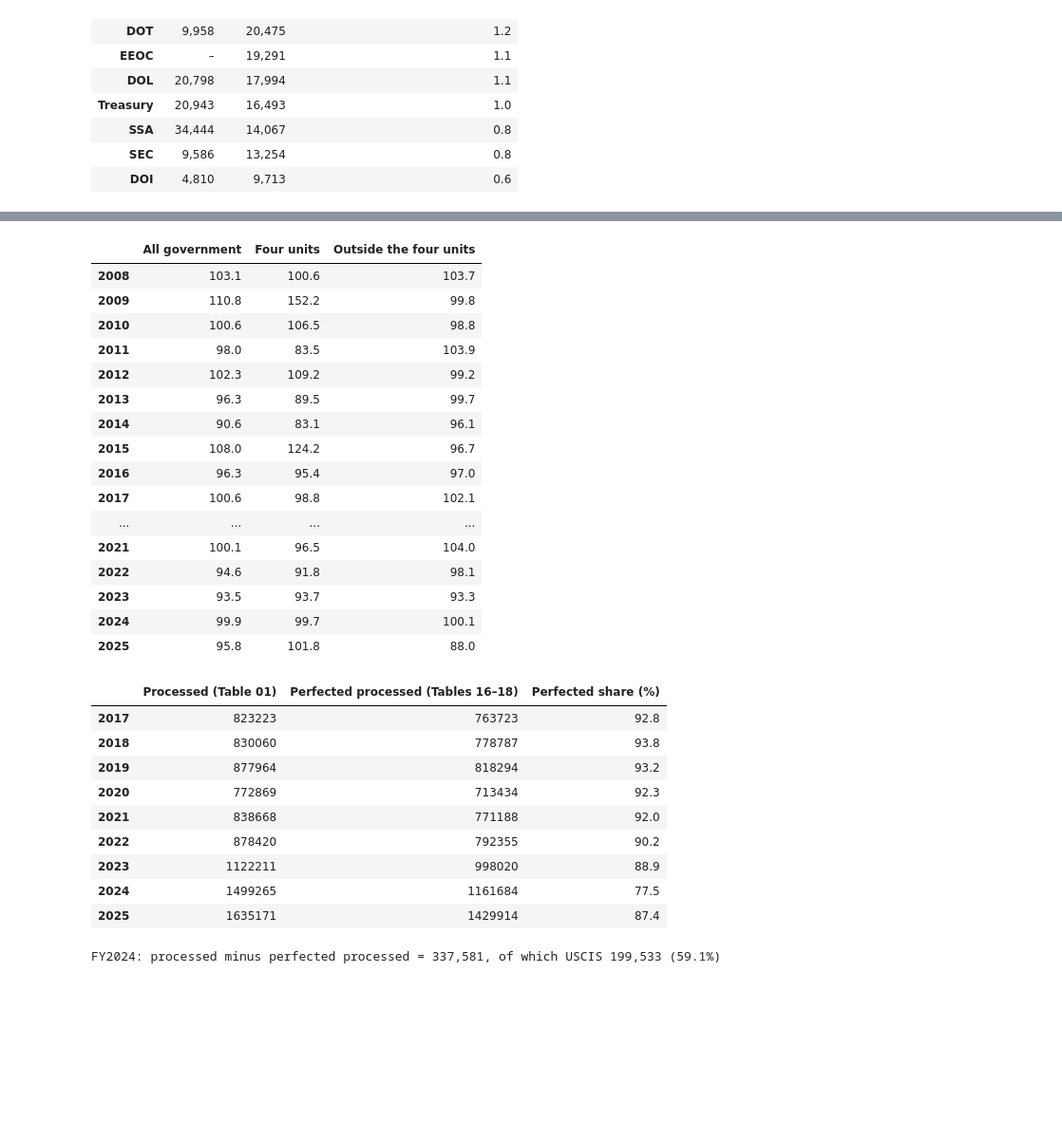
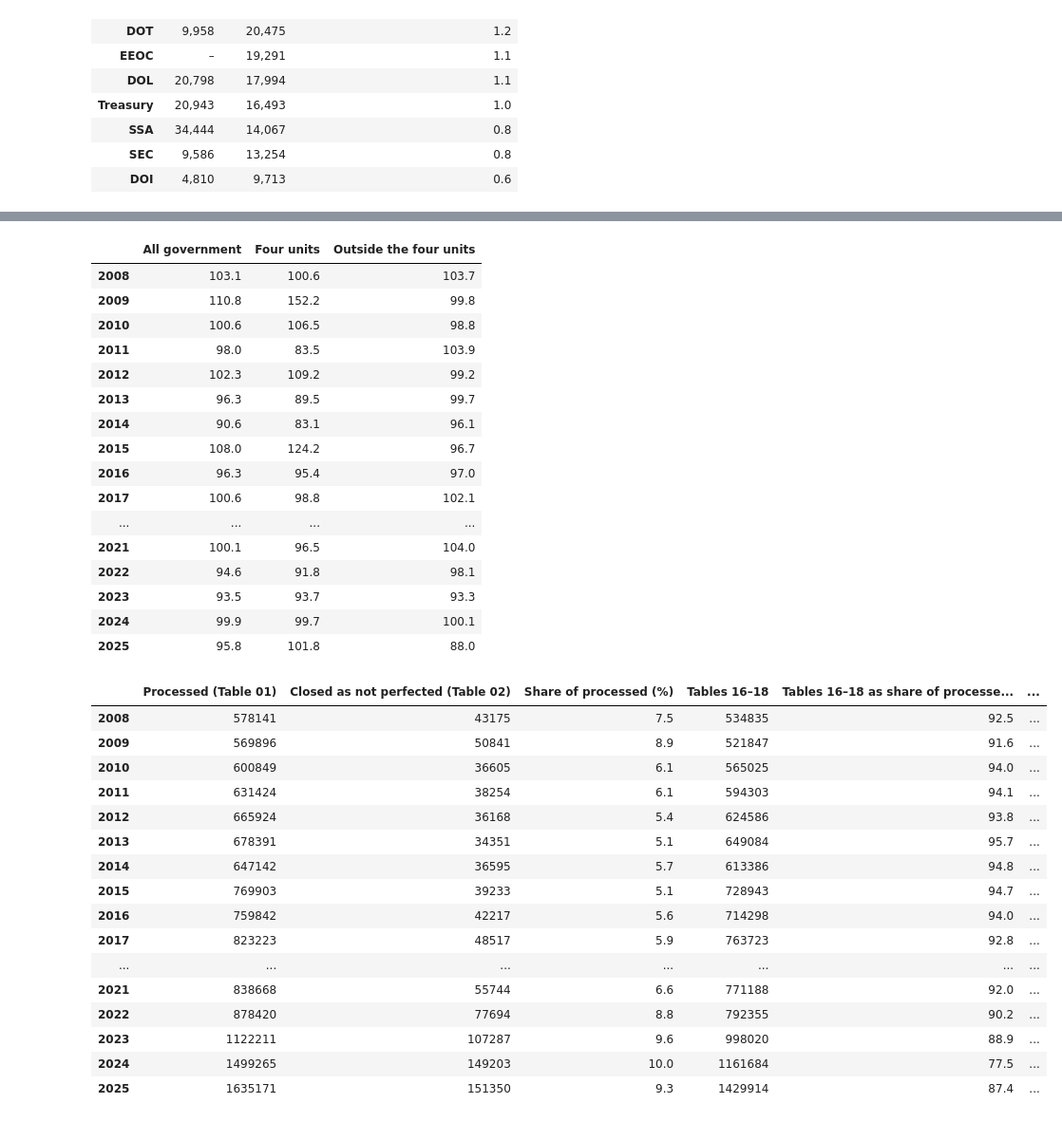
Before and after one commit to BU-Spark/ds-muckrock-liberation, a Jupyter notebook: storylines/notebooks/S0-request-volume-en.ipynb, the cells around one changed output, grey strips where cells are left out. Shown at 95% size. Drawn from its saved outputs; the diff is of its cells as text; code cells hidden in the pictures; blank space fills up the shorter version.

```diff
--- a/storylines/notebooks/S0-request-volume-en.ipynb
+++ b/storylines/notebooks/S0-request-volume-en.ipynb
@@ -327,46 +329,72 @@ ax=pr_plot.plot(marker='o',markersize=3); ax.axhline(100,color='grey',lw=1,ls='-
 ax.set(title='Requests processed / requests received',xlabel='Fiscal year',ylabel='% of requests received',ylim=(80,115))
 ax.set_xticks([2008,2011,2014,2017,2020,2023,2025]); ax.grid(alpha=.2)
 ax.text(0,-0.2,'Dashed line: 100%. Gaps: the four units in FY2009 (152.2%) and FY2015 (124.2%), off the scale.',transform=ax.transAxes,fontsize=8,color='dimgray')
 ax.legend(bbox_to_anchor=(1.02,1),loc='upper left',frameon=False); plt.tight_layout(); plt.show()
 display(p)
 assert p.loc[[2019,2023,2024,2025],'Four units'].tolist()==[105.4,93.7,99.7,101.8]
 assert p.loc[[2019,2023,2024,2025],'Outside the four units'].tolist()==[99.4,93.3,100.1,88.0] and p['Outside the four units'].idxmin()==2025
-# Perfected requests: Tables 16-18 (handbook Section VII, perfected requests only) against Table 01 processed (Section V, all requests)
+# FY2025 outside the four units: how much of the shortfall (received minus processed) is at one unit
+short=recr[2025]-tot(G,PRO,2025,ni); priv_short=tot(G,REC,2025,isPRIV)-tot(G,PRO,2025,isPRIV)
+noPRIV=lambda r:ni(r) and not isPRIV(r); pr_np=(100*yearly(PRO,noPRIV)/yearly(REC,noPRIV)).round(1)
+assert [int(short),int(priv_short)]==[89584,49265] and round(100*priv_short/short,1)==55.0
+assert pr_np[2025]==93.3 and pr_np.idxmin()==2025 and pr_np.drop(2025).min()==96.0 and pr_np.drop(2025).idxmin()==2023
+# Requests closed without being perfected: Table 02 has two such closures (handbook Section V),
+# "Records not reasonably described" and "Improper FOIA request for other reason"
+IMP,ND=col('02','[ImproperRequest]'),col('02','[NotDescribed]')
+nonperf=pd.Series({y:tot(G,IMP,y)+tot(G,ND,y) for y in YR}); np_share=(100*nonperf/pro).round(1)
+# Tables 16-18 (handbook Section VII, perfected requests only) against Table 01 processed (Section V, all requests)
 PERF=[c for c in G[0] if c[:3] in ('16_','17_','18_') and 'TimeIncrementProcessedQuantity[' in c]
-perf=pd.Series({y:sum(tot(G,c,y) for c in PERF) for y in YR}); perf_share=(100*perf/pro).round(1)
-display(pd.DataFrame({'Processed (Table 01)':pro.astype(int),'Perfected processed (Tables 16–18)':perf.astype(int),'Perfected share (%)':perf_share}).loc[2017:2025])
+perf=pd.Series({y:sum(tot(G,c,y) for c in PERF) for y in YR}); perf_share=(100*perf/pro).round(1); gap=pro-perf; expl=(100*nonperf/gap).round(0).astype(int)
+display(pd.DataFrame({'Processed (Table 01)':pro.astype(int),'Closed as not perfected (Table 02)':nonperf.astype(int),'Share of processed (%)':np_share,
+                      'Tables 16–18':perf.astype(int),'Tables 16–18 as share of processed (%)':perf_share,'Processed minus Tables 16–18':gap.astype(int),'Closed as not perfected, % of that difference':expl}))
+assert [np_share.loc[2014:2019].min(),np_share.loc[2014:2019].max()]==[5.1,5.9] and np_share.loc[2022:2025].tolist()==[8.8,9.6,10.0,9.3] and np_share.loc[[2008,2009]].tolist()==[7.5,8.9]
 assert [perf_share.loc[2008:2021].min(),perf_share.loc[2008:2021].max()]==[91.6,95.7] and perf_share.loc[2022:2025].tolist()==[90.2,88.9,77.5,87.4]
-usc=unit('DHS','USCIS'); gap24=pro[2024]-perf[2024]; usc_gap24=tot(G,PRO,2024,usc)-sum(tot(G,c,2024,usc) for c in PERF)
+assert [expl.loc[2008:2023].min(),expl.loc[2008:2023].max()]==[82,117] and expl.loc[[2024,2025]].tolist()==[44,74]
+# FY2024: USCIS's Tables 16-18 cover fewer requests than its Table 02 closures that need a search of records
+usc=unit('DHS','USCIS'); SEARCH=[FG,PG,FD,NR]   # full grants, partial grants, full denials on exemptions, no records
+u=pd.DataFrame({'Processed (Table 01)':yearly(PRO,usc),'Tables 16–18':pd.Series({y:sum(tot(G,c,y,usc) for c in PERF) for y in YR}),
+                'Closed after a search (Table 02)':pd.Series({y:sum(tot(G,c,y,usc) for c in SEARCH) for y in YR}),'Closed as improper request (Table 02)':yearly(IMP,usc)}).astype(int)
+u['Processed minus Tables 16–18']=u['Processed (Table 01)']-u['Tables 16–18']; display(u.loc[2019:2025])
+gap24=gap[2024]; usc_gap24=u.loc[2024,'Processed minus Tables 16–18']
 assert int(gap24)==337581 and int(usc_gap24)==199533 and round(100*usc_gap24/gap24,1)==59.1
+assert u.loc[2024].tolist()==[551640,352107,469204,27201,199533] and u.loc[2024,'Closed after a search (Table 02)']-u.loc[2024,'Tables 16–18']==117097
+assert [y for y in YR if u.loc[y,'Tables 16–18']<u.loc[y,'Closed after a search (Table 02)']]==[2024]   # the only year in which the tables fall short
+assert [(u.loc[y,'Processed minus Tables 16–18'],u.loc[y,'Closed as improper request (Table 02)']) for y in (2021,2022,2023)]==[(7403,7403),(17127,17127),(35560,35561)]
+assert int(tot(G,ND,2024,usc))==0
 assert not any((num(r[PRO]) or 0)>0 and all(num(r[c]) is None for c in PERF) for r in G if int(r['Fiscal Year'])>=2022)   # no unit-year leaves Tables 16-18 entirely blank
-print(f'FY2024: processed minus perfected processed = {gap24:,.0f}, of which USCIS {usc_gap24:,.0f} ({100*usc_gap24/gap24:.1f}%)')
 # %% [output]
 [figure]
 |  | All government | Four units | Outside the four units |
 | 2008 | 103.1 | 100.6 | 103.7 |
 | 2009 | 110.8 | 152.2 | 99.8 |
 | 2010 | 100.6 | 106.5 | 98.8 |
 | 2011 | 98.0 | 83.5 | 103.9 |
 | 2012 | 102.3 | 109.2 | 99.2 |
 | 2013 | 96.3 | 89.5 | 99.7 |
 | 2014 | 90.6 | 83.1 | 96.1 |
 | 2015 | 108.0 | 124.2 | 96.7 |
 | 2016 | 96.3 | 95.4 | 97.0 |
 | 2017 | 100.6 | 98.8 | 102.1 |
 | ... | ... | ... | ... |
 | 2021 | 100.1 | 96.5 | 104.0 |
 | 2022 | 94.6 | 91.8 | 98.1 |
 | 2023 | 93.5 | 93.7 | 93.3 |
 | 2024 | 99.9 | 99.7 | 100.1 |
 | 2025 | 95.8 | 101.8 | 88.0 |
-|  | Processed (Table 01) | Perfected processed (Tables 16–18) | Perfected share (%) |
-| 2017 | 823223 | 763723 | 92.8 |
-| 2018 | 830060 | 778787 | 93.8 |
-| 2019 | 877964 | 818294 | 93.2 |
-| 2020 | 772869 | 713434 | 92.3 |
-| 2021 | 838668 | 771188 | 92.0 |
-| 2022 | 878420 | 792355 | 90.2 |
-| 2023 | 1122211 | 998020 | 88.9 |
-| 2024 | 1499265 | 1161684 | 77.5 |
-| 2025 | 1635171 | 1429914 | 87.4 |
+|  | Processed (Table 01) | Closed as not perfected (Table 02) | Share of processed (%) | Tables 16–18 | Tables 16–18 as share of processe... | ... |
+| 2008 | 578141 | 43175 | 7.5 | 534835 | 92.5 | ... |
+| 2009 | 569896 | 50841 | 8.9 | 521847 | 91.6 | ... |
+| 2010 | 600849 | 36605 | 6.1 | 565025 | 94.0 | ... |
+| 2011 | 631424 | 38254 | 6.1 | 594303 | 94.1 | ... |
+| 2012 | 665924 | 36168 | 5.4 | 624586 | 93.8 | ... |
+| 2013 | 678391 | 34351 | 5.1 | 649084 | 95.7 | ... |
+| 2014 | 647142 | 36595 | 5.7 | 613386 | 94.8 | ... |
+| 2015 | 769903 | 39233 | 5.1 | 728943 | 94.7 | ... |
+| 2016 | 759842 | 42217 | 5.6 | 714298 | 94.0 | ... |
+| 2017 | 823223 | 48517 | 5.9 | 763723 | 92.8 | ... |
+| ... | ... | ... | ... | ... | ... | ... |
+| 2021 | 838668 | 55744 | 6.6 | 771188 | 92.0 | ... |
+| 2022 | 878420 | 77694 | 8.8 | 792355 | 90.2 | ... |
+| 2023 | 1122211 | 107287 | 9.6 | 998020 | 88.9 | ... |
+| 2024 | 1499265 | 149203 | 10.0 | 1161684 | 77.5 | ... |
+| 2025 | 1635171 | 151350 | 9.3 | 1429914 | 87.4 | ... |
-FY2024: processed minus perfected processed = 337,581, of which USCIS 199,533 (59.1%)
```
Also changed, not shown: parts of 10 cells of this notebook, 3 other files.
